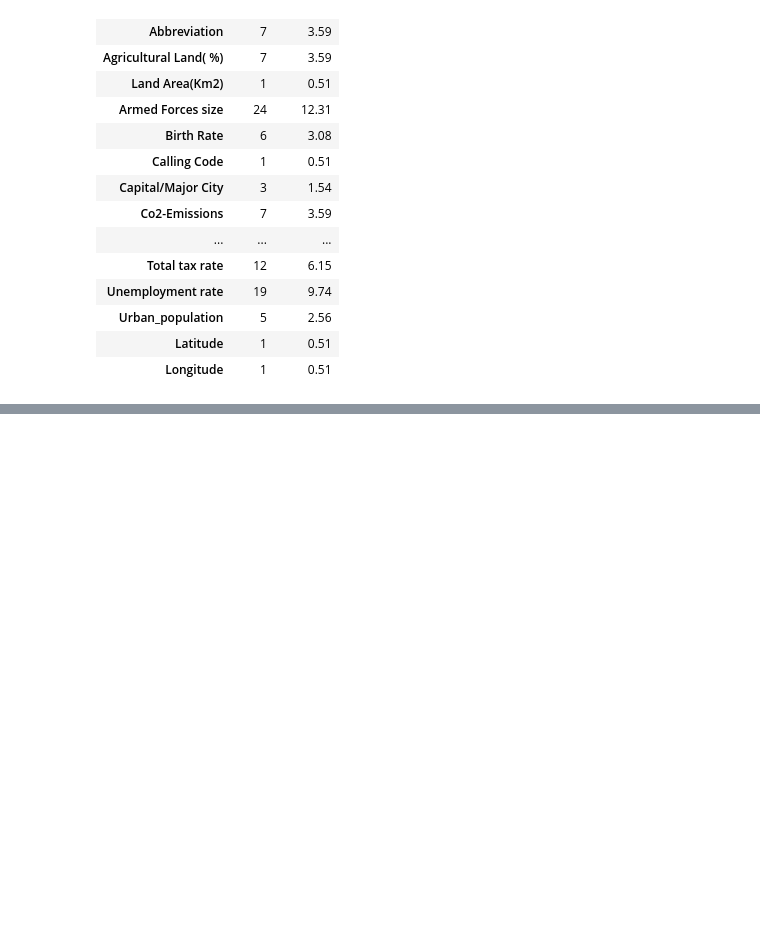
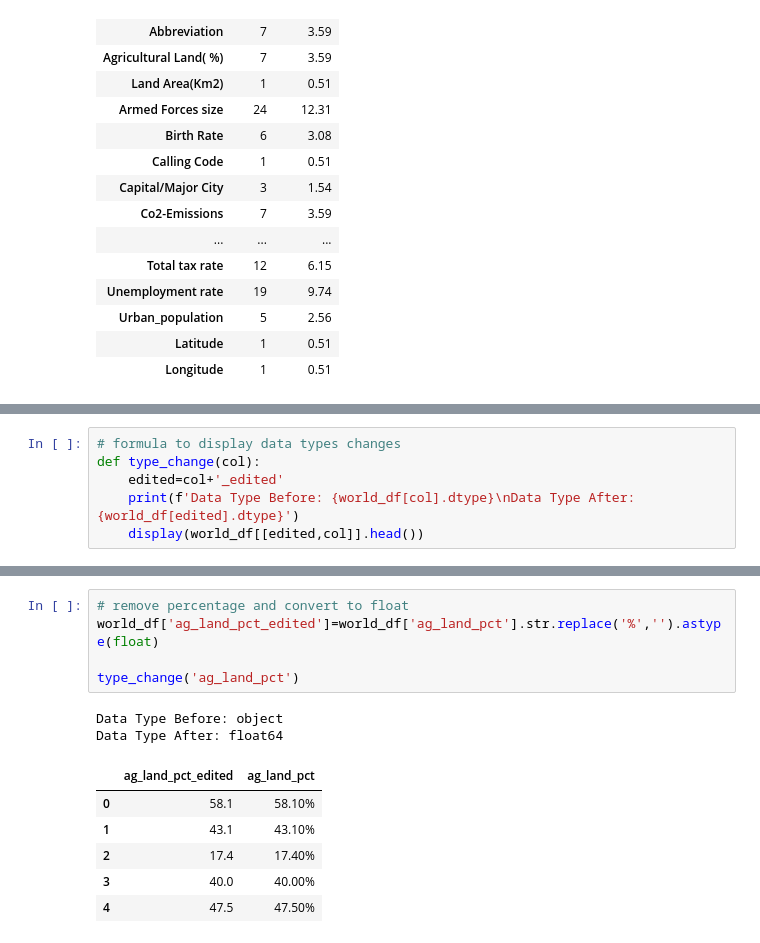
Before and after one commit to nataliebrown22/3250-final-project, a Jupyter notebook: code/notebooks/02_BAIS3250_project_cleaningWorldData.ipynb, the cells around one changed output, grey strips where cells are left out. Saved outputs shown, nothing was run; the diff lists cells and outputs as text; blank space fills up the shorter version.

```diff
--- a/code/notebooks/02_BAIS3250_project_cleaningWorldData.ipynb
+++ b/code/notebooks/02_BAIS3250_project_cleaningWorldData.ipynb
@@ -136,0 +264,6 @@ World Data Nulls
+# %%
+# formula to display data types changes
+def type_change(col):
+    edited=col+'_edited'
+    print(f'Data Type Before: {world_df[col].dtype}\nData Type After: {world_df[edited].dtype}')
+    display(world_df[[edited,col]].head())
@@ -136,0 +297,14 @@ World Data Nulls
+# %%
+# remove percentage and convert to float
+world_df['ag_land_pct_edited']=world_df['ag_land_pct'].str.replace('%','').astype(float)
+
+type_change('ag_land_pct')
+# %% [output]
+Data Type Before: object
+Data Type After: float64
+|  | ag_land_pct_edited | ag_land_pct |
+| 0 | 58.1 | 58.10% |
+| 1 | 43.1 | 43.10% |
+| 2 | 17.4 | 17.40% |
+| 3 | 40.0 | 40.00% |
+| 4 | 47.5 | 47.50% |
```
Also changed, not shown: parts of 62 cells of this notebook, 3 other files.
